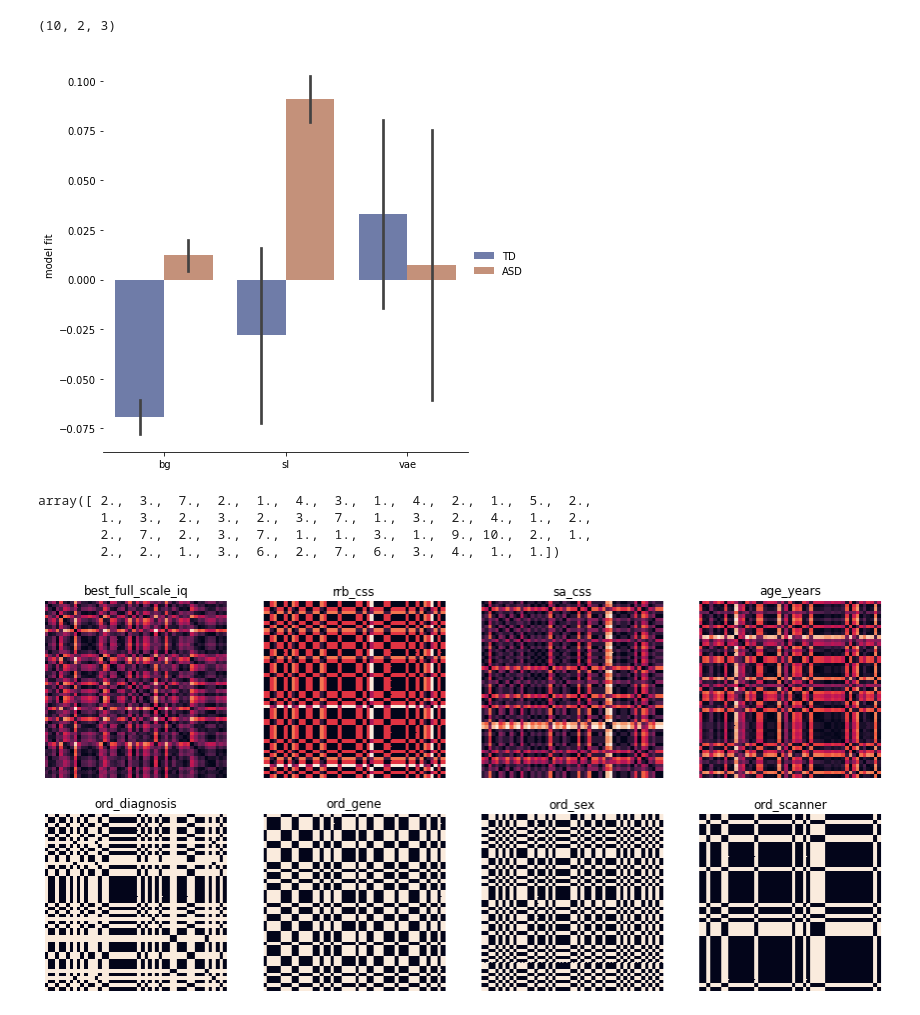
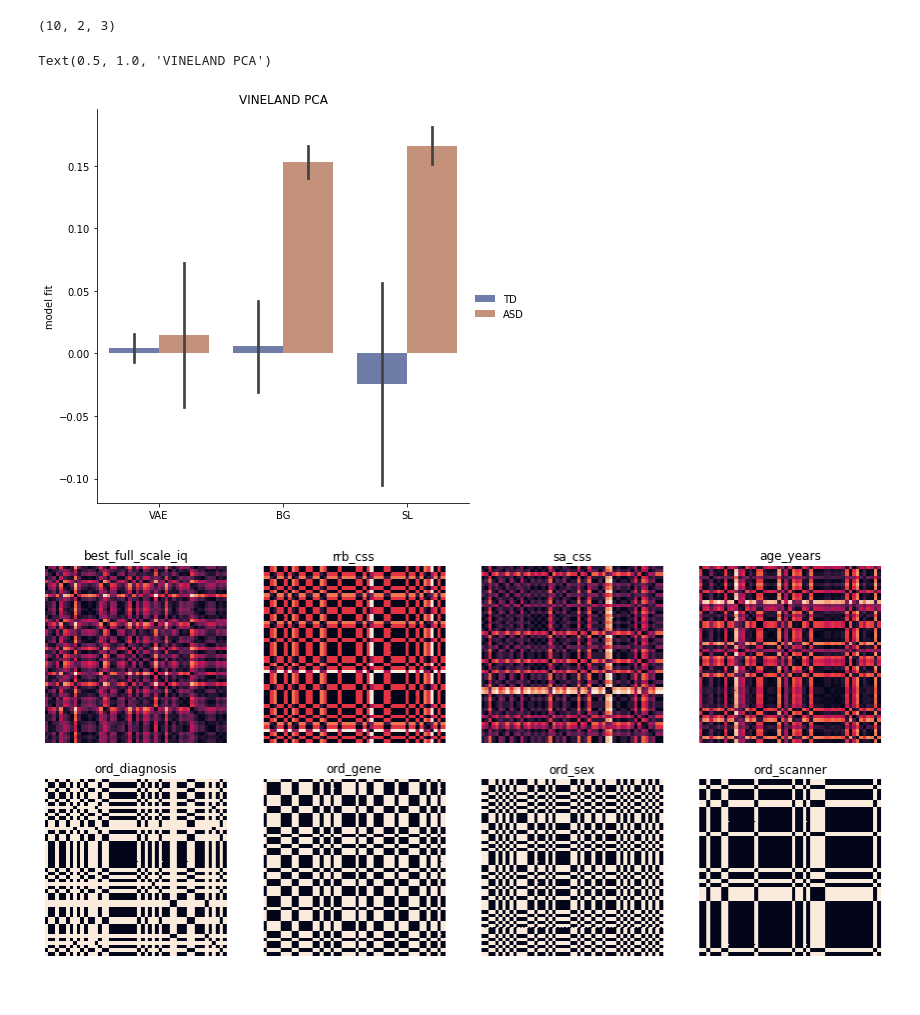
Before and after one commit to Aglinskas/BC-MRI-AE, a Jupyter notebook: Colab Notebooks/CVAE-LatentClusterAnatomy.ipynb, the cells around one changed output. Cells and saved outputs as stored; diff of their text form; code cells hidden in the pictures.

```diff
--- a/Colab Notebooks/CVAE-LatentClusterAnatomy.ipynb
+++ b/Colab Notebooks/CVAE-LatentClusterAnatomy.ipynb
@@ -24,6 +29,7 @@ dataFnOut = '/mmfs1/data/aglinska/BC-MRI-AE/Data/ABIDE-Anat-64iso-S982.npz'
 dfFnOut = '/mmfs1/data/aglinska/BC-MRI-AE/Data/ABIDE_legend_S982.csv'
 # %%
 ABIDE_data = np.load(dataFnOut)['data']
+ABIDE_data = np.load('/mmfs1/data/aglinska/ABIDErData.npy')
 df = pd.read_csv(dfFnOut)
 # %%
 patients = df['DxGroup'].values==1
@@ -321,8 +430,8 @@ First - let's take the PCA of the vineland scores and compute RDM (similarity in
 
 I compute three PCs and plot one the ones that explain 25% or more variance. In the scores below, first PC explains 93% of variance, 2nd explains 2% and 3rd explains 1.7% so only the first PC is anlyzed.
 # %%
-pca_vineland_asd = plot_pca_rsa(keys,df,ABIDE_data,patients,[z_encoder,s_encoder,encoder])
-
+pca_vineland_asd = plot_pca_rsa(keys,df,ABIDE_data,patients,[encoder,z_encoder,s_encoder],xlbls=['VAE','BG','SL'])
+all_rsa_rsa_results['Vineland_PC1'] = pca_result[0]
 # ASD subjects
 # Matrix shows similarity in Vineland scores between participants with ASD
 # Bar graphs shows model fit to background, salient and VAE space RDMs
@@ -443,9 +547,9 @@ g = l.flatten()
 # %%
 l = np.zeros(mat.shape)
 l = np.array(l, dtype='object')
-l[:,:,0] = 'bg'
-l[:,:,1] = 'sl'
-l[:,:,2] = 'vae'
+l[:,:,0] = 'VAE'
+l[:,:,1] = 'BG'
+l[:,:,2] = 'SL'
 e = l.flatten()
 # %%
 myDF = pd.DataFrame(columns=columns)
@@ -455,28 +559,21 @@ myDF['enc'] = e.flatten()
 # %%
 # Draw a nested barplot by species and sex
 #plot_df = fit_df[fit_df["enc"].isin(['sl','bg'])]
 plot_df = myDF
 
 g = sns.catplot(
     data=plot_df, kind="bar",
     x="enc", y="fit", hue="group",
     ci="sd", palette="dark", alpha=.6, height=6
 )
 
-g.despine(left=True)
+#g.despine(left=True)
 g.set_axis_labels("", "model fit")
 g.legend.set_title("")
+plt.title('VINELAND PCA')
 # %% [output]
+Text(0.5, 1.0, 'VINELAND PCA')
-[figure, old version]
+[figure, new version]
-# %%
-i = 2
-inVec = dfs[default_keys[i]].values[(sfari_subs_del+sfari_subs_dupl)];
-inVec = inVec[~np.isnan(inVec)];
-# %% [output]
-array([ 2.,  3.,  7.,  2.,  1.,  4.,  3.,  1.,  4.,  2.,  1.,  5.,  2.,
-        1.,  3.,  2.,  3.,  2.,  3.,  7.,  1.,  3.,  2.,  4.,  1.,  2.,
-        2.,  7.,  2.,  3.,  7.,  1.,  1.,  3.,  1.,  9., 10.,  2.,  1.,
-        2.,  2.,  1.,  3.,  6.,  2.,  7.,  6.,  3.,  4.,  1.,  1.])
 # %%
 plt.figure(figsize=(15,15))
 
```
Also changed, not shown: parts of 56 cells of this notebook, 6 other files.
